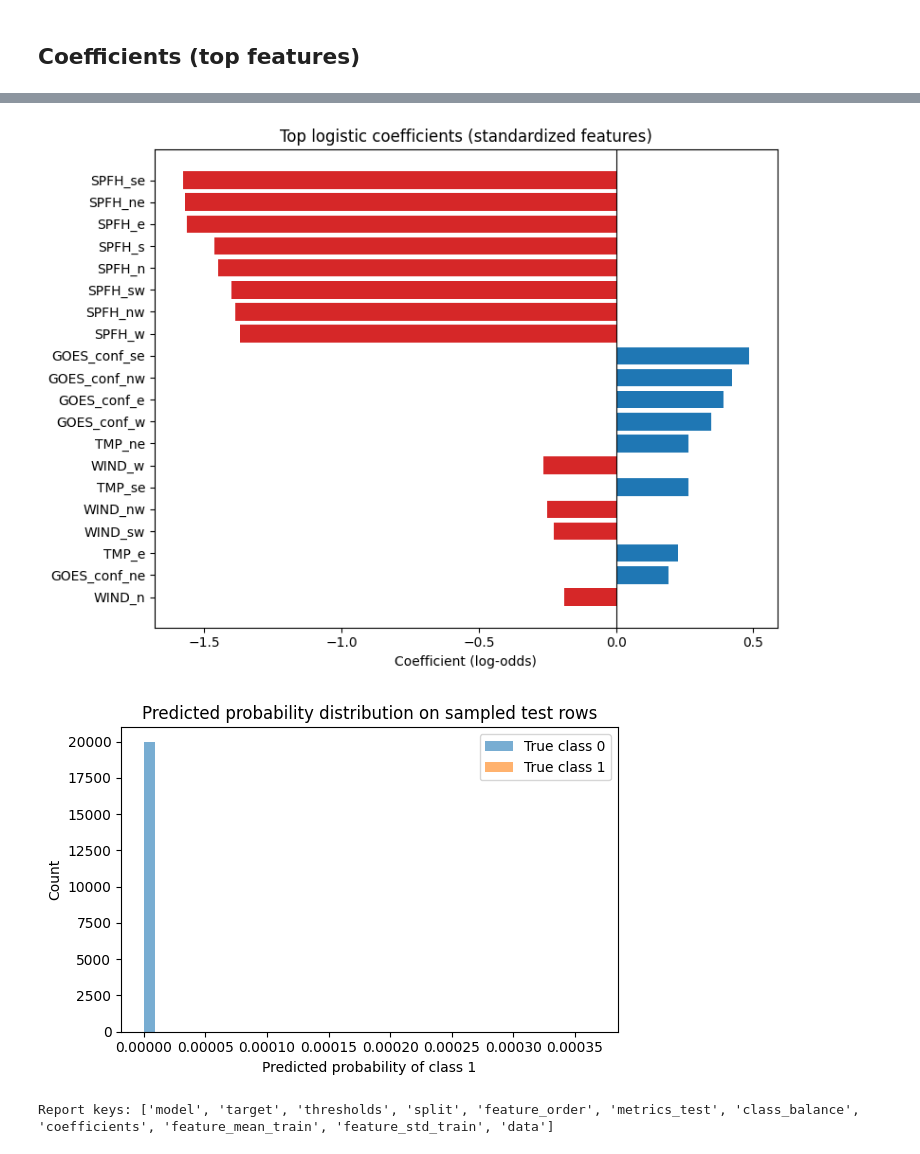
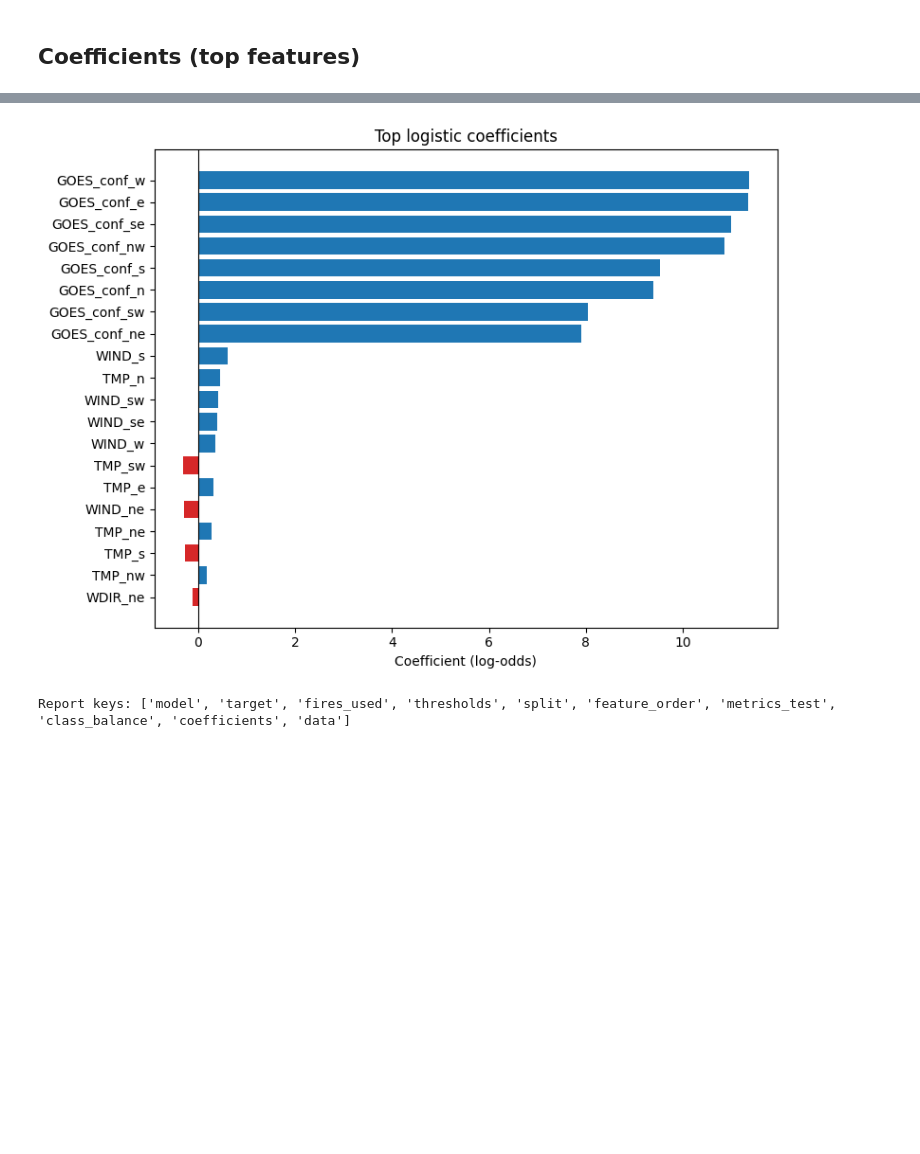
Before and after one commit to seanpatrickmay/wildfire-modeling, a Jupyter notebook: docs/neighbor_cell_confidence_regression.ipynb, the cells around one changed output, grey strips where cells are left out. Saved outputs shown, nothing was run; the diff lists cells and outputs as text; code cells hidden in the pictures; blank space fills up the shorter version.

```diff
--- a/docs/neighbor_cell_confidence_regression.ipynb
+++ b/docs/neighbor_cell_confidence_regression.ipynb
@@ -161,25 +156,10 @@ RTMA manifest: /Users/seanmay/Desktop/Current Projects/wildfire-prediction/data/
 # %%
-with GOES_PATH.open("r", encoding="utf-8") as f:
-    goes_json = json.load(f)
-with RTMA_MANIFEST.open("r", encoding="utf-8") as f:
-    rtma_manifest = json.load(f)
+all_fire_entries = discover_fire_entries(REPO_ROOT)
+fire_entries = select_fire_entries(all_fire_entries, FIRE_SELECTION)
 
-goes_conf = np.array(goes_json["data"], dtype=np.float32)
-goes_meta = goes_json["metadata"]
-goes_transform = affine_from_list(goes_meta["geo_transform"])
-goes_crs = goes_meta.get("crs")
-goes_shape = tuple(goes_meta["grid_shape"])
-goes_time_steps = load_goes_times(goes_meta, goes_conf)
+print("Available fires:", [e["fire_name"] for e in all_fire_entries])
+print("Selected fires:", [e["fire_name"] for e in fire_entries])
 
-go_time_index = {t: i for i, t in enumerate(goes_time_steps)}
-rtma_time_steps = [normalize_time_str(t) for t in rtma_manifest["time_steps"]]
-aligned_times = [t for t in rtma_time_steps if t in go_time_index and (go_time_index[t] + 1) < goes_conf.shape[0]]
-
-print("GOES shape [T,H,W]:", goes_conf.shape)
-print("GOES grid shape metadata:", goes_shape)
-print("RTMA variables:", rtma_manifest["variables"])
-print("Aligned hours with t+1 available:", len(aligned_times))
-
-if len(aligned_times) == 0:
-    raise RuntimeError("No aligned hours with t+1 available between GOES and RTMA.")
+if len(fire_entries) == 0:
+    raise RuntimeError("No fires selected.")
 # %% [output]
@@ -648,35 +630,21 @@ coef_top
 # %%
 plot_df = coef_df.head(20).iloc[::-1]
 colors = ["#1f77b4" if c >= 0 else "#d62728" for c in plot_df["coef"]]
 
 plt.figure(figsize=(8, 6))
 plt.barh(plot_df["feature"], plot_df["coef"], color=colors)
 plt.axvline(0.0, color="black", linewidth=0.8)
-plt.title("Top logistic coefficients (standardized features)")
+plt.title("Top logistic coefficients")
 plt.xlabel("Coefficient (log-odds)")
 plt.tight_layout()
 plt.show()
-
-if len(diag_y) > 0:
-    y_arr = np.array(diag_y)
-    prob_arr = np.array(diag_prob)
-
-    plt.figure(figsize=(6.0, 4.0))
-    plt.hist(prob_arr[y_arr == 0], bins=40, alpha=0.6, label="True class 0")
-    plt.hist(prob_arr[y_arr == 1], bins=40, alpha=0.6, label="True class 1")
-    plt.title("Predicted probability distribution on sampled test rows")
-    plt.xlabel("Predicted probability of class 1")
-    plt.ylabel("Count")
-    plt.legend()
-    plt.tight_layout()
-    plt.show()
 # %% [output]
-[figure, old version]
+[figure, new version]
-[figure, removed]
 # %%
 report = {
     "model": "logistic_regression",
     "target": "center_confidence_t_plus_1_binary",
+    "fires_used": [e["fire_name"] for e in fire_entries],
     "thresholds": {
         "positive_confidence": POSITIVE_THRESHOLD,
         "classification_probability": CLASSIFICATION_PROB_THRESHOLD,
@@ -684,11 +652,12 @@ report = {
     "split": {
         "train_fraction": TRAIN_FRACTION,
         "test_fraction": 1.0 - TRAIN_FRACTION,
-        "split_seed": SPLIT_SEED,
     },
     "feature_order": FEATURE_NAMES,
     "metrics_test": {
-        "accuracy": test_accuracy,
+        "test_accuracy_overall": test_accuracy_overall,
+        "test_positive_accuracy": test_positive_accuracy,
+        "test_negative_accuracy": test_negative_accuracy,
         "tp": int(tp),
         "fp": int(fp),
         "fn": int(fn),
@@ -706,29 +675,17 @@ report = {
         "intercept": intercept,
         "values": coef_map,
     },
-    "feature_mean_train": {k: float(v) for k, v in zip(FEATURE_NAMES, x_mean)},
-    "feature_std_train": {k: float(v) for k, v in zip(FEATURE_NAMES, x_std)},
     "data": {
         "total_samples": int(n_total_samples),
         "train_samples": int(n_train_samples),
         "test_samples": int(n_test_samples),
         "hours_used": int(n_hours_used),
-        "goes_path": str(GOES_PATH),
-        "rtma_manifest_path": str(RTMA_MANIFEST),
     },
 }
 
-if REPORT_OUTPUT_PATH:
-    out = Path(REPORT_OUTPUT_PATH).expanduser()
-    if not out.is_absolute():
-        out = (REPO_ROOT / out).resolve()
-    out.parent.mkdir(parents=True, exist_ok=True)
-    out.write_text(json.dumps(report, indent=2), encoding="utf-8")
-    print("Saved report:", out)
-
 print("Report keys:", list(report.keys()))
 # %% [output]
-Report keys: ['model', 'target', 'thresholds', 'split', 'feature_order', 'metrics_test', 'class_balance', 'coefficients', 'feature_mean_train', 'feature_std_train', 'data']
+Report keys: ['model', 'target', 'fires_used', 'thresholds', 'split', 'feature_order', 'metrics_test', 'class_balance', 'coefficients', 'data']
 # %% [markdown]
 ## Notes and constraints
 
```
Also changed, not shown: parts of 12 cells of this notebook, 6 other files.
